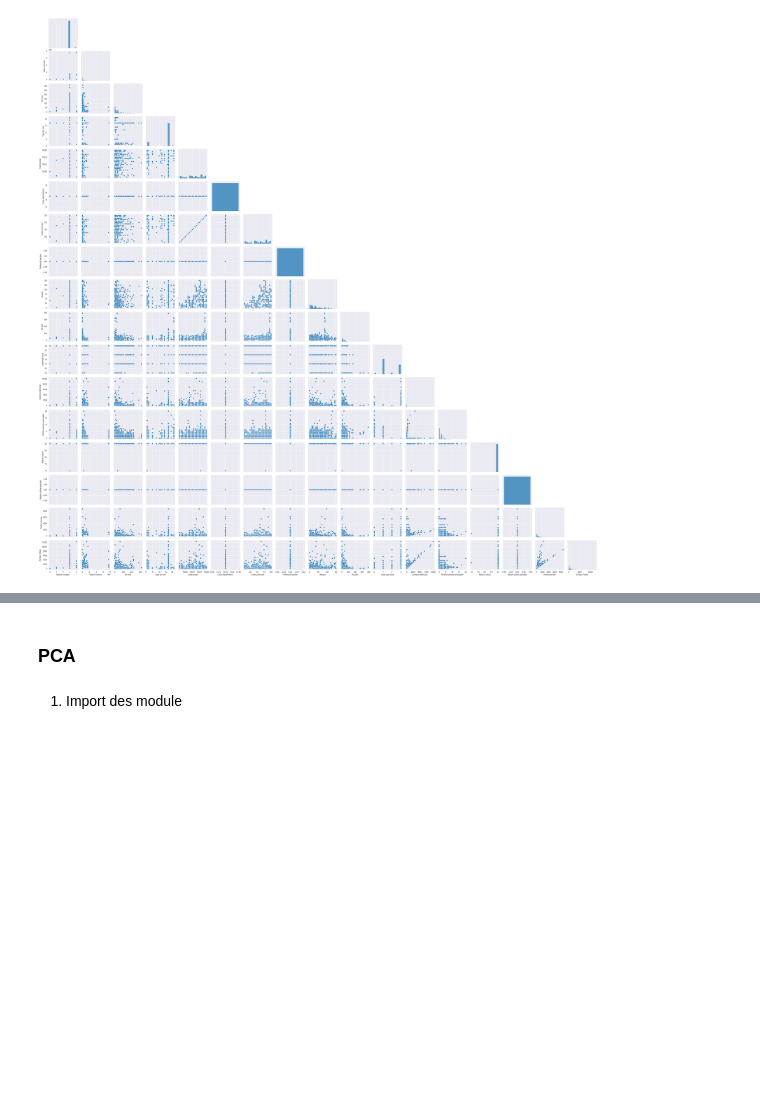
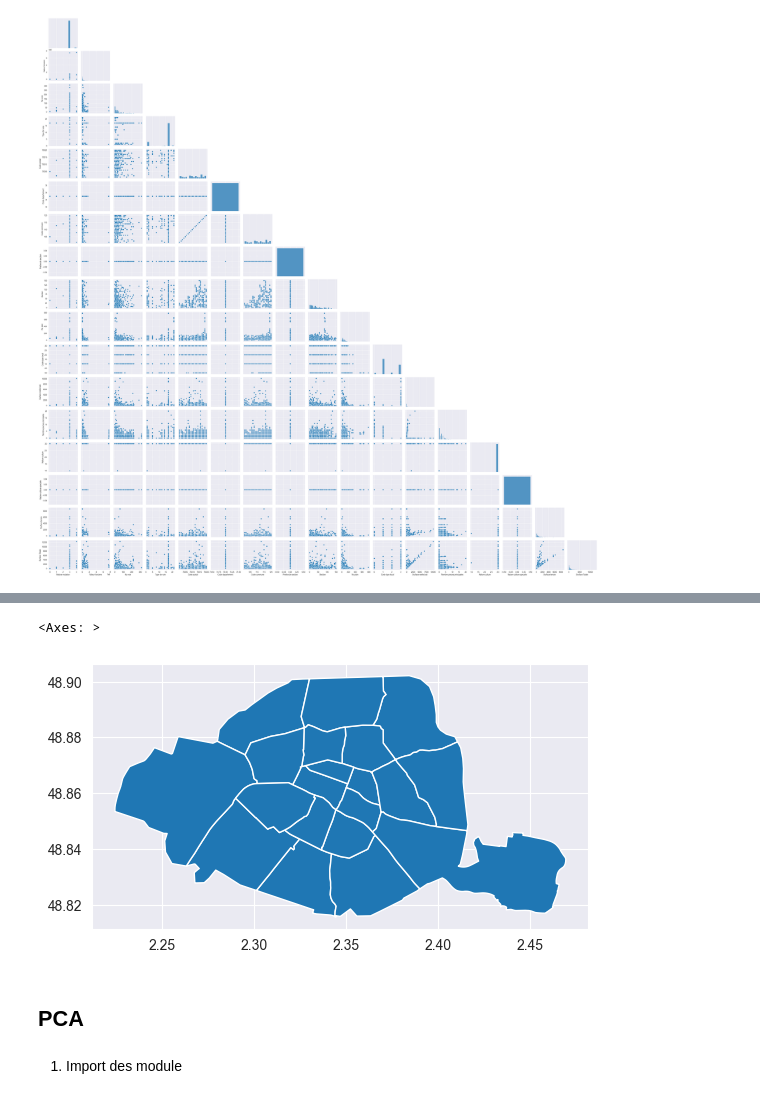
Before and after one commit to Skrinox/Analyses_des_Donnees_DVF, a Jupyter notebook: Analyses_DVF.ipynb, the cells around one changed output, grey strips where cells are left out. Saved outputs shown, nothing was run; the diff lists cells and outputs as text; code cells hidden in the pictures; blank space fills up the shorter version.

```diff
--- a/Analyses_DVF.ipynb
+++ b/Analyses_DVF.ipynb
@@ -296,0 +355,6 @@ plt.show(pairplot)
+# %%
+# On récupère  les données géographiques des arrondissements de Paris
+path = './map_Paris/arrondissements.shp'
+
+paris = gpd.read_file(path, encoding='utf-8')
+paris_shape = paris.to_crs({'init': 'epsg:4326'})
@@ -296,0 +381,5 @@ plt.show(pairplot)
+# %%
+paris_shape.plot()
+# %% [output]
+<Axes: >
+[figure, added]
@@ -297,5 +388,5 @@ plt.show(pairplot)
 # %% [markdown]
-### PCA
+## PCA
 # %% [markdown]
 1. Import des module
 # %%
```
Also changed, not shown: parts of 34 cells of this notebook, 2 other files.
